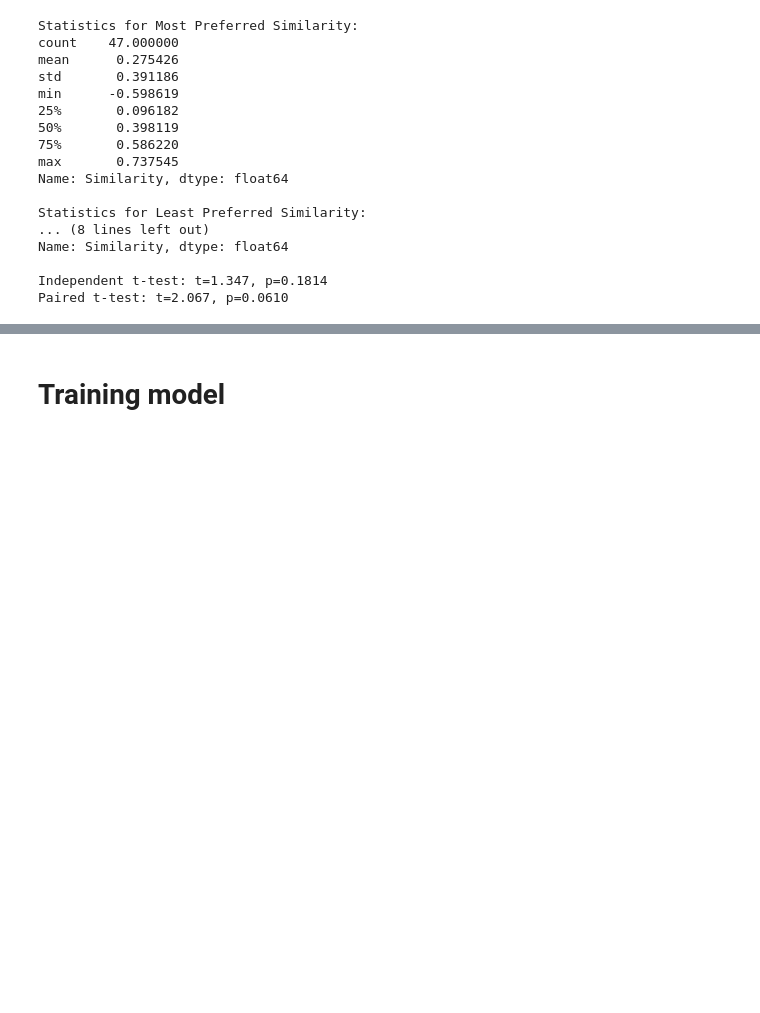
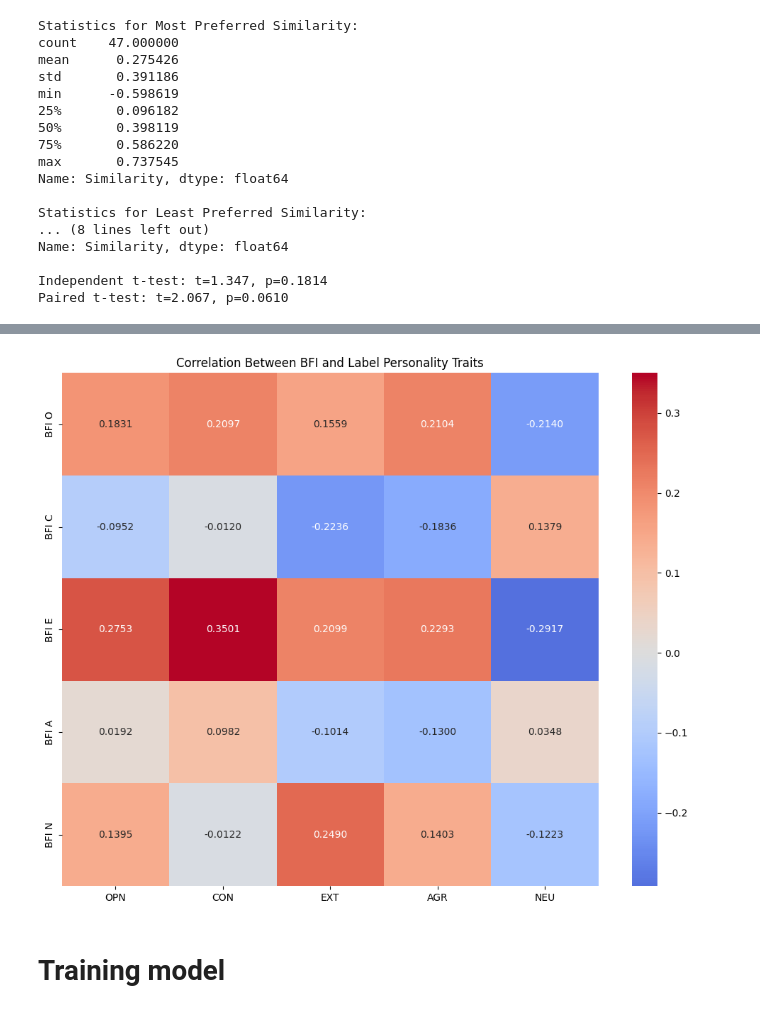
Before and after one commit to hiimmuc/EXP02-Voice, a Jupyter notebook: ExpDataAnalyze/dataAnalyze.ipynb, the cells around one changed output, grey strips where cells are left out. Cells and saved outputs as stored; diff of their text form; code cells hidden in the pictures; blank space fills up the shorter version.

```diff
--- a/ExpDataAnalyze/dataAnalyze.ipynb
+++ b/ExpDataAnalyze/dataAnalyze.ipynb
@@ -2079,3 +2196,16 @@ plt.show()
+# %%
+correlation_matrix = pd.concat([bfi_df, label_df], axis=1).corr(method='pearson')
+# Extract the relevant correlations
+correlation_bfi_label = correlation_matrix.iloc[:5, 5:]
+# Create a heatmap
+plt.figure(figsize=(10, 8))
+sns.heatmap(correlation_bfi_label, annot=True, cmap="coolwarm", center=0, fmt=".4f")
+plt.title("Correlation Between BFI and Label Personality Traits")
+plt.tight_layout()
+plt.savefig("./output/figures/correlation_bfi_label.png", dpi=300)
+plt.show()
+# %% [output]
+[figure, added]
 # %% [markdown]
 # Training model
 # %%
```
Also changed, not shown: parts of 22 cells of this notebook, 2 other files.
